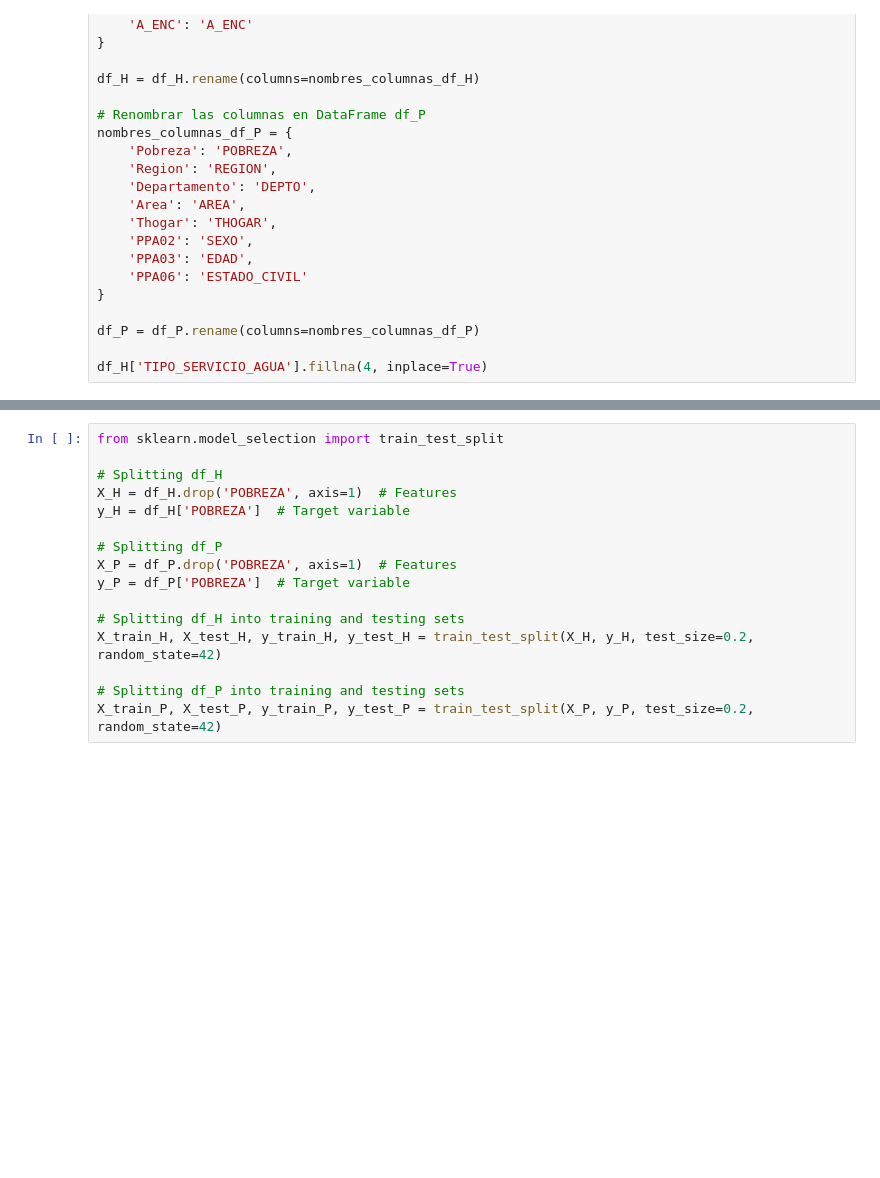
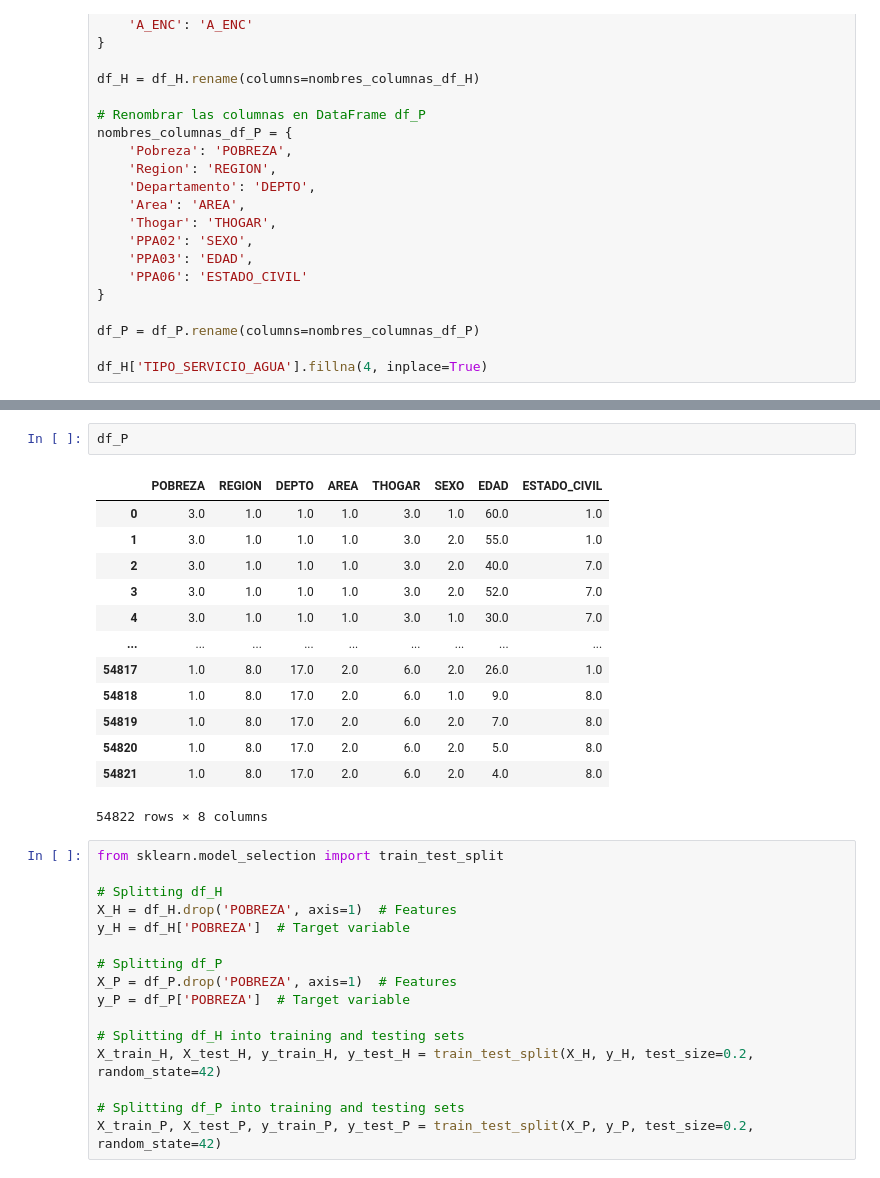
Before and after one commit to caguirre5/Lab10-DS, a Jupyter notebook: Lab10_modelo.ipynb, the cells around one changed output, grey strips where cells are left out. Drawn from its saved outputs; the diff is of its cells as text; blank space fills up the shorter version.

```diff
--- a/Lab10_modelo.ipynb
+++ b/Lab10_modelo.ipynb
@@ -57,3 +97,19 @@ df_H['TIPO_SERVICIO_AGUA'].fillna(4, inplace=True)
+# %%
+df_P
+# %% [output]
+|  | POBREZA | REGION | DEPTO | AREA | THOGAR | SEXO | EDAD | ESTADO_CIVIL |
+| 0 | 3.0 | 1.0 | 1.0 | 1.0 | 3.0 | 1.0 | 60.0 | 1.0 |
+| 1 | 3.0 | 1.0 | 1.0 | 1.0 | 3.0 | 2.0 | 55.0 | 1.0 |
+| 2 | 3.0 | 1.0 | 1.0 | 1.0 | 3.0 | 2.0 | 40.0 | 7.0 |
+| 3 | 3.0 | 1.0 | 1.0 | 1.0 | 3.0 | 2.0 | 52.0 | 7.0 |
+| 4 | 3.0 | 1.0 | 1.0 | 1.0 | 3.0 | 1.0 | 30.0 | 7.0 |
+| ... | ... | ... | ... | ... | ... | ... | ... | ... |
+| 54817 | 1.0 | 8.0 | 17.0 | 2.0 | 6.0 | 2.0 | 26.0 | 1.0 |
+| 54818 | 1.0 | 8.0 | 17.0 | 2.0 | 6.0 | 1.0 | 9.0 | 8.0 |
+| 54819 | 1.0 | 8.0 | 17.0 | 2.0 | 6.0 | 2.0 | 7.0 | 8.0 |
+| 54820 | 1.0 | 8.0 | 17.0 | 2.0 | 6.0 | 2.0 | 5.0 | 8.0 |
+| 54821 | 1.0 | 8.0 | 17.0 | 2.0 | 6.0 | 2.0 | 4.0 | 8.0 |
+54822 rows × 8 columns
 # %%
 from sklearn.model_selection import train_test_split
 
```
Also changed, not shown: parts of 22 cells of this notebook.
